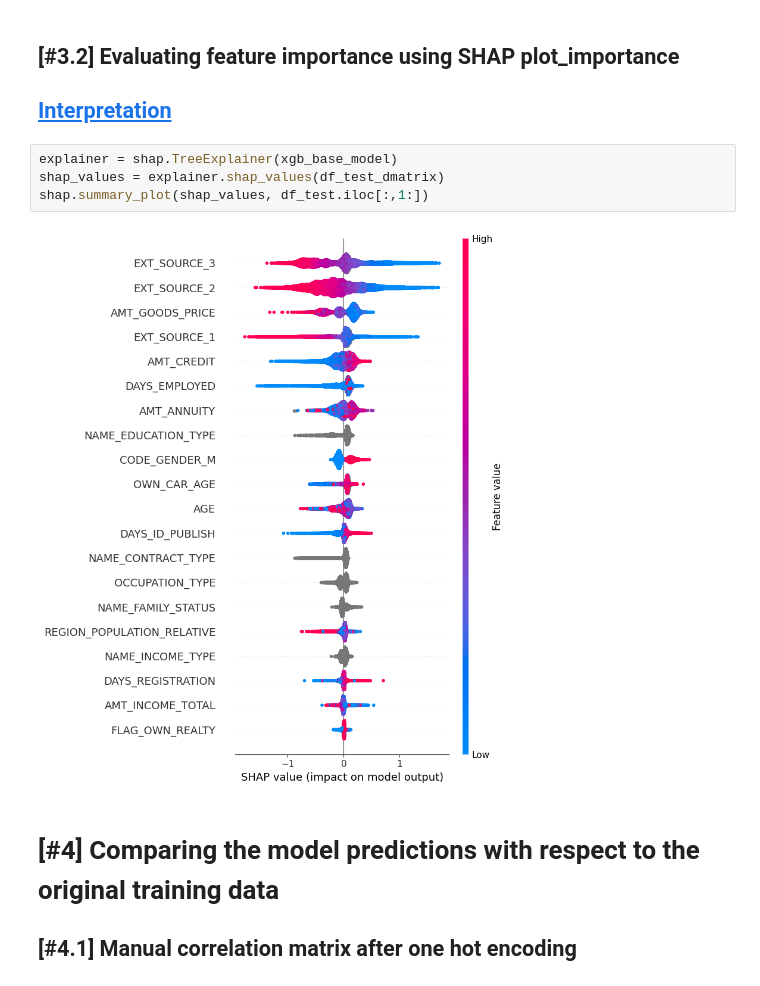
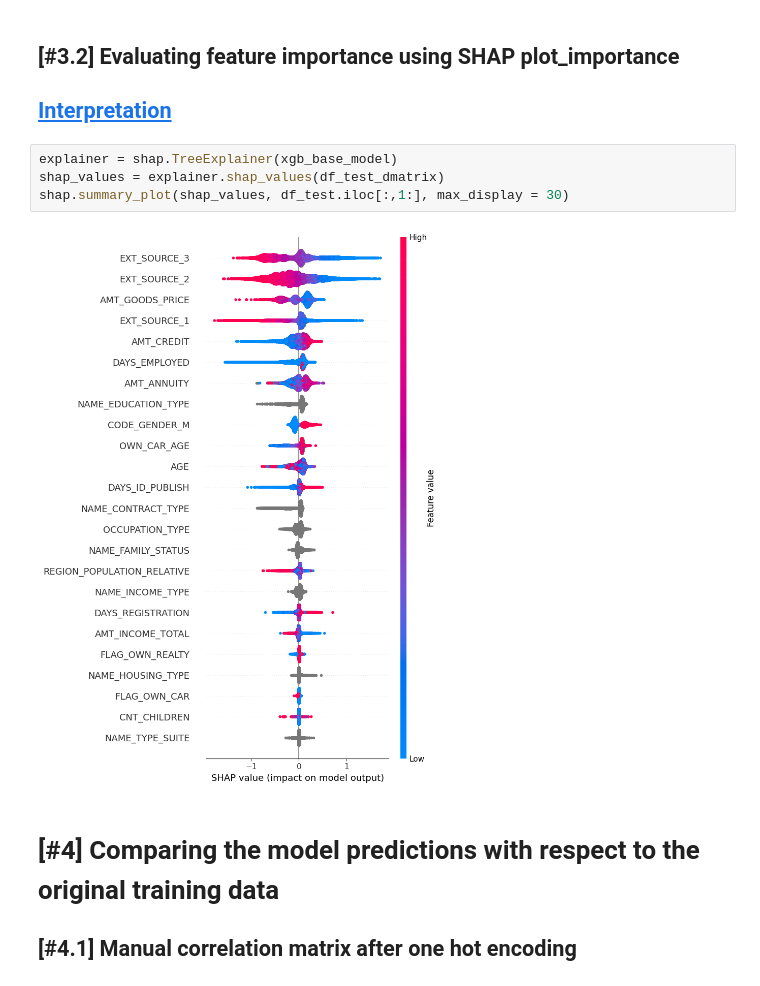
Before and after one commit to vincenzojrs/Potential-biases-in-AI-based-financial-services, a Jupyter notebook: jupy.ipynb, the cells around one changed output. Cells and saved outputs as stored; diff of their text form.

Commit message:
Changed max_display in SHAP summary plot

```diff
--- a/jupy.ipynb
+++ b/jupy.ipynb
@@ -142,9 +142,9 @@ xgb.plot_importance(xgb_base_model, importance_type='gain')
 # %%
 explainer = shap.TreeExplainer(xgb_base_model)
 shap_values = explainer.shap_values(df_test_dmatrix)
-shap.summary_plot(shap_values, df_test.iloc[:,1:])
+shap.summary_plot(shap_values, df_test.iloc[:,1:], max_display = 30)
 # %% [output]
-[figure, old version]
+[figure, new version]
 # %% [markdown]
 # **[#4] Comparing the model predictions with respect to the original training data**
 ## **[#4.1] Manual correlation matrix after one hot encoding**
```
Also changed, not shown: parts of 3 cells of this notebook.
